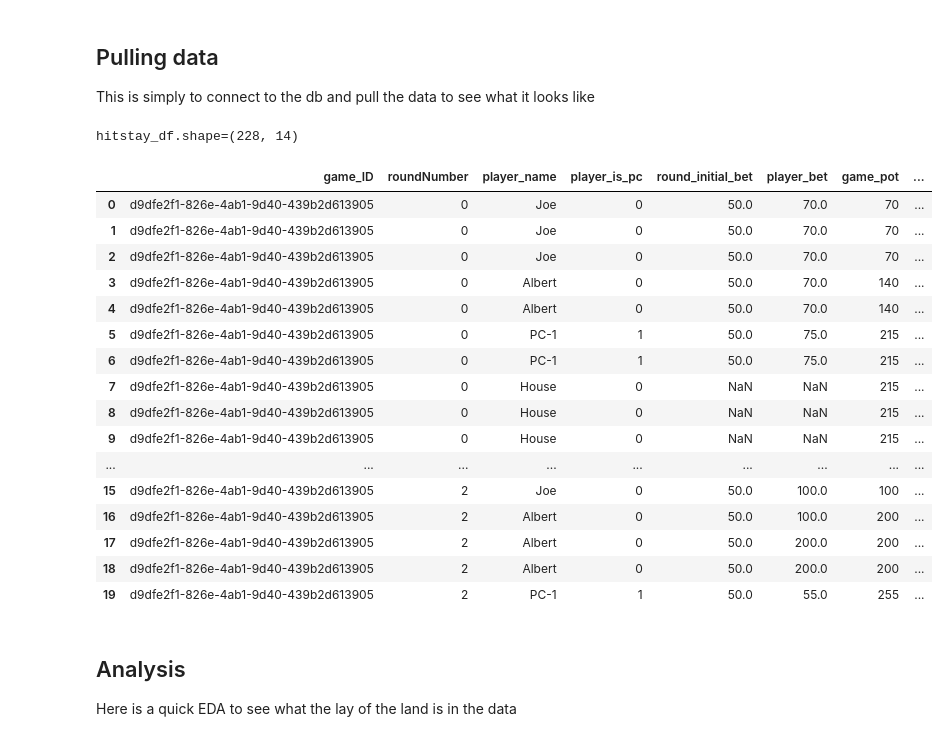
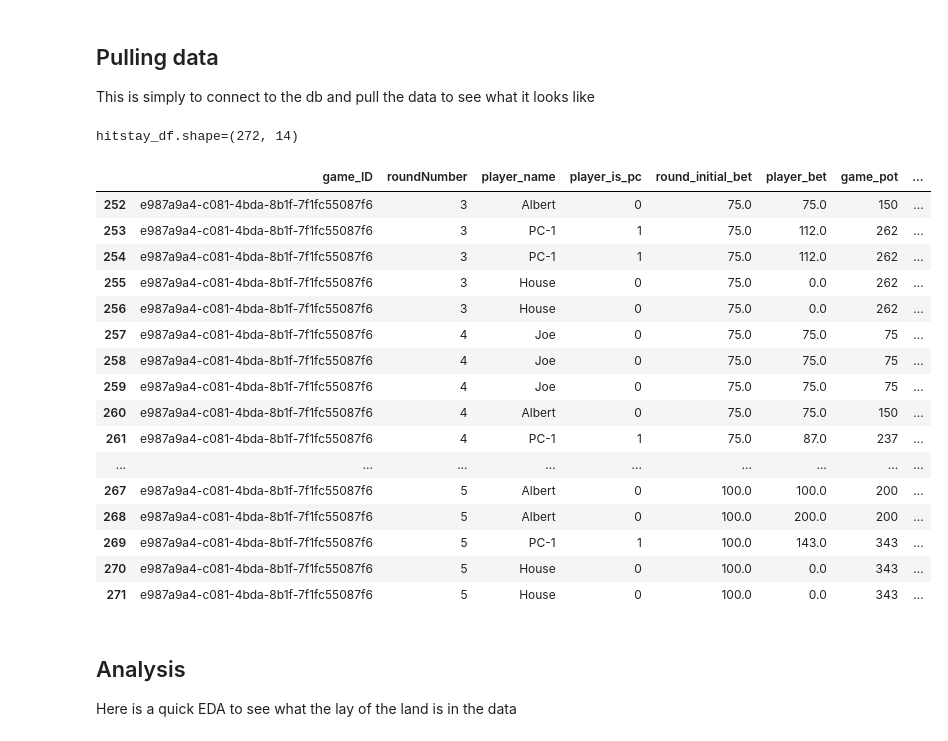
Before and after one commit to jcstrydom/black-jack, a Jupyter notebook: notebooks/classification_modeling.ipynb, the cells around one changed output. Drawn from its saved outputs; the diff is of its cells as text; code cells hidden in the pictures.

```diff
--- a/notebooks/classification_modeling.ipynb
+++ b/notebooks/classification_modeling.ipynb
@@ -32,26 +32,26 @@ else:
     print("Database file not found.")
 # %%
 print(f"{hitstay_df.shape=}")
-hitstay_df.head(20)
+hitstay_df.tail(20)
 # %% [output]
-hitstay_df.shape=(228, 14)
+hitstay_df.shape=(272, 14)
 |  | game_ID | roundNumber | player_name | player_is_pc | round_initial_bet | player_bet | game_pot | ... |
-| 0 | d9dfe2f1-826e-4ab1-9d40-439b2d613905 | 0 | Joe | 0 | 50.0 | 70.0 | 70 | ... |
-| 1 | d9dfe2f1-826e-4ab1-9d40-439b2d613905 | 0 | Joe | 0 | 50.0 | 70.0 | 70 | ... |
-| 2 | d9dfe2f1-826e-4ab1-9d40-439b2d613905 | 0 | Joe | 0 | 50.0 | 70.0 | 70 | ... |
-| 3 | d9dfe2f1-826e-4ab1-9d40-439b2d613905 | 0 | Albert | 0 | 50.0 | 70.0 | 140 | ... |
-| 4 | d9dfe2f1-826e-4ab1-9d40-439b2d613905 | 0 | Albert | 0 | 50.0 | 70.0 | 140 | ... |
-| 5 | d9dfe2f1-826e-4ab1-9d40-439b2d613905 | 0 | PC-1 | 1 | 50.0 | 75.0 | 215 | ... |
-| 6 | d9dfe2f1-826e-4ab1-9d40-439b2d613905 | 0 | PC-1 | 1 | 50.0 | 75.0 | 215 | ... |
-| 7 | d9dfe2f1-826e-4ab1-9d40-439b2d613905 | 0 | House | 0 | NaN | NaN | 215 | ... |
-| 8 | d9dfe2f1-826e-4ab1-9d40-439b2d613905 | 0 | House | 0 | NaN | NaN | 215 | ... |
-| 9 | d9dfe2f1-826e-4ab1-9d40-439b2d613905 | 0 | House | 0 | NaN | NaN | 215 | ... |
+| 252 | e987a9a4-c081-4bda-8b1f-7f1fc55087f6 | 3 | Albert | 0 | 75.0 | 75.0 | 150 | ... |
+| 253 | e987a9a4-c081-4bda-8b1f-7f1fc55087f6 | 3 | PC-1 | 1 | 75.0 | 112.0 | 262 | ... |
+| 254 | e987a9a4-c081-4bda-8b1f-7f1fc55087f6 | 3 | PC-1 | 1 | 75.0 | 112.0 | 262 | ... |
+| 255 | e987a9a4-c081-4bda-8b1f-7f1fc55087f6 | 3 | House | 0 | 75.0 | 0.0 | 262 | ... |
+| 256 | e987a9a4-c081-4bda-8b1f-7f1fc55087f6 | 3 | House | 0 | 75.0 | 0.0 | 262 | ... |
+| 257 | e987a9a4-c081-4bda-8b1f-7f1fc55087f6 | 4 | Joe | 0 | 75.0 | 75.0 | 75 | ... |
+| 258 | e987a9a4-c081-4bda-8b1f-7f1fc55087f6 | 4 | Joe | 0 | 75.0 | 75.0 | 75 | ... |
+| 259 | e987a9a4-c081-4bda-8b1f-7f1fc55087f6 | 4 | Joe | 0 | 75.0 | 75.0 | 75 | ... |
+| 260 | e987a9a4-c081-4bda-8b1f-7f1fc55087f6 | 4 | Albert | 0 | 75.0 | 75.0 | 150 | ... |
+| 261 | e987a9a4-c081-4bda-8b1f-7f1fc55087f6 | 4 | PC-1 | 1 | 75.0 | 87.0 | 237 | ... |
 | ... | ... | ... | ... | ... | ... | ... | ... | ... |
-| 15 | d9dfe2f1-826e-4ab1-9d40-439b2d613905 | 2 | Joe | 0 | 50.0 | 100.0 | 100 | ... |
-| 16 | d9dfe2f1-826e-4ab1-9d40-439b2d613905 | 2 | Albert | 0 | 50.0 | 100.0 | 200 | ... |
-| 17 | d9dfe2f1-826e-4ab1-9d40-439b2d613905 | 2 | Albert | 0 | 50.0 | 200.0 | 200 | ... |
-| 18 | d9dfe2f1-826e-4ab1-9d40-439b2d613905 | 2 | Albert | 0 | 50.0 | 200.0 | 200 | ... |
-| 19 | d9dfe2f1-826e-4ab1-9d40-439b2d613905 | 2 | PC-1 | 1 | 50.0 | 55.0 | 255 | ... |
+| 267 | e987a9a4-c081-4bda-8b1f-7f1fc55087f6 | 5 | Albert | 0 | 100.0 | 100.0 | 200 | ... |
+| 268 | e987a9a4-c081-4bda-8b1f-7f1fc55087f6 | 5 | Albert | 0 | 100.0 | 200.0 | 200 | ... |
+| 269 | e987a9a4-c081-4bda-8b1f-7f1fc55087f6 | 5 | PC-1 | 1 | 100.0 | 143.0 | 343 | ... |
+| 270 | e987a9a4-c081-4bda-8b1f-7f1fc55087f6 | 5 | House | 0 | 100.0 | 0.0 | 343 | ... |
+| 271 | e987a9a4-c081-4bda-8b1f-7f1fc55087f6 | 5 | House | 0 | 100.0 | 0.0 | 343 | ... |
 # %% [markdown]
 ## Analysis
 
```
Also changed, not shown: parts of 8 cells of this notebook.
